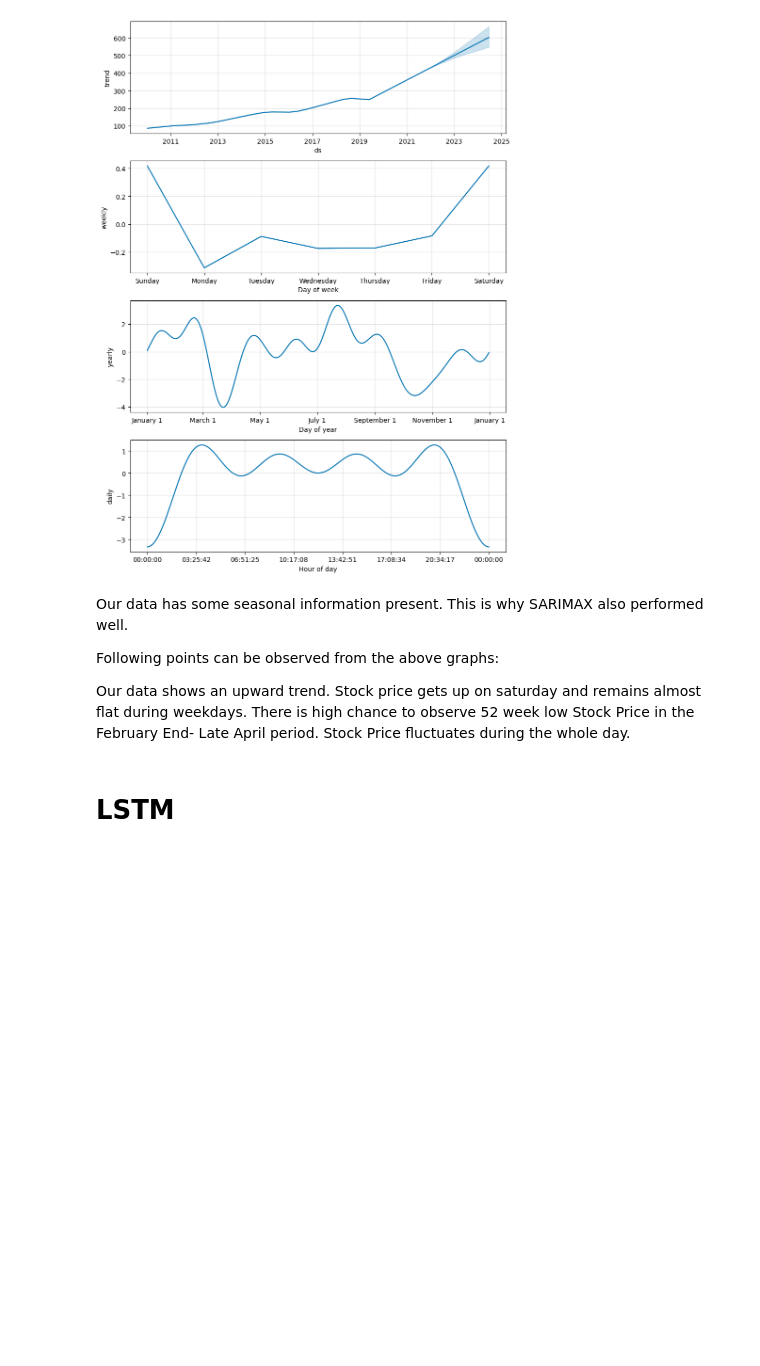
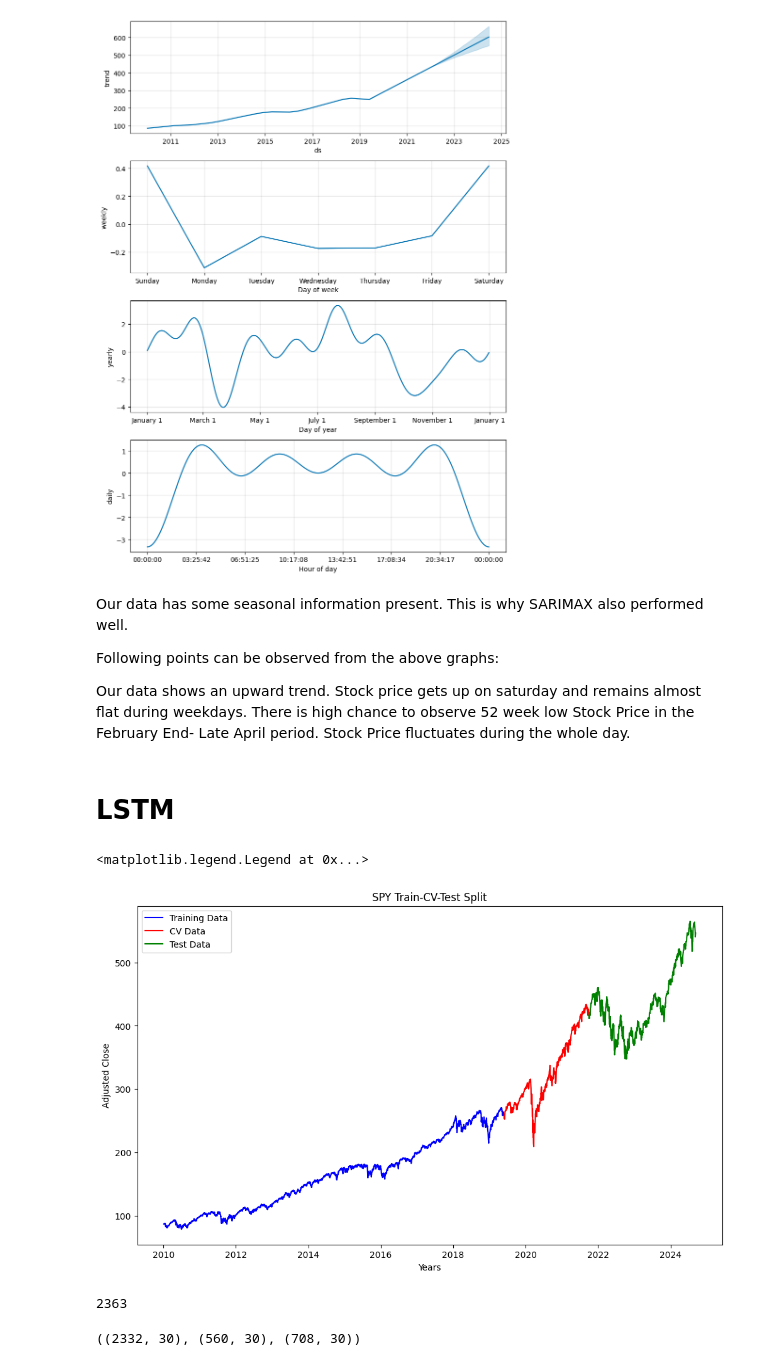
Before and after one commit to epieczko/MachineLearningArtificialIntelligence, a Jupyter notebook: capstone/notebooks/Train_Stock_Predicition_Models.ipynb, the cells around one changed output. Saved outputs shown, nothing was run; the diff lists cells and outputs as text; code cells hidden in the pictures; blank space fills up the shorter version.

```diff
--- a/capstone/notebooks/Train_Stock_Predicition_Models.ipynb
+++ b/capstone/notebooks/Train_Stock_Predicition_Models.ipynb
@@ -340,3 +400,25 @@ There is high chance to observe 52 week low Stock Price in the February End- Lat
 Stock Price fluctuates during the whole day.
 # %% [markdown]
 # LSTM
+# %%
+#Splitting the data in Train-CV-Test in the ratio 64:16:20
+X_train, X_cv = train_data[0:int(len(train_data)*0.8)], train_data[int(len(train_data)*0.8):]
+
+X_train = X_train.set_index('Date', drop= False)
+X_cv = X_cv.set_index('Date', drop= False)
+
+plt.figure(figsize=(12,7))
+plt.title('SPY Train-CV-Test Split')
+plt.xlabel('Years')
+plt.ylabel('Adjusted Close')
+plt.plot(X_train['Adj_Close'], 'blue', label='Training Data')
+plt.plot(X_cv['Adj_Close'], 'red', label='CV Data')
+plt.plot(test_data['Adj_Close'], 'green', label='Test Data')
+plt.legend()
+# %% [output]
+<matplotlib.legend.Legend at 0x...>
+[figure, added]
+# %%
+len(X_train)
+# %% [output]
+2363
@@ -342,0 +444,4 @@ Stock Price fluctuates during the whole day.
+# %%
+X_train_lstm.shape, X_cv_lstm.shape, X_test_lstm.shape
+# %% [output]
+((2332, 30), (560, 30), (708, 30))
```
Also changed, not shown: parts of 20 cells of this notebook.
